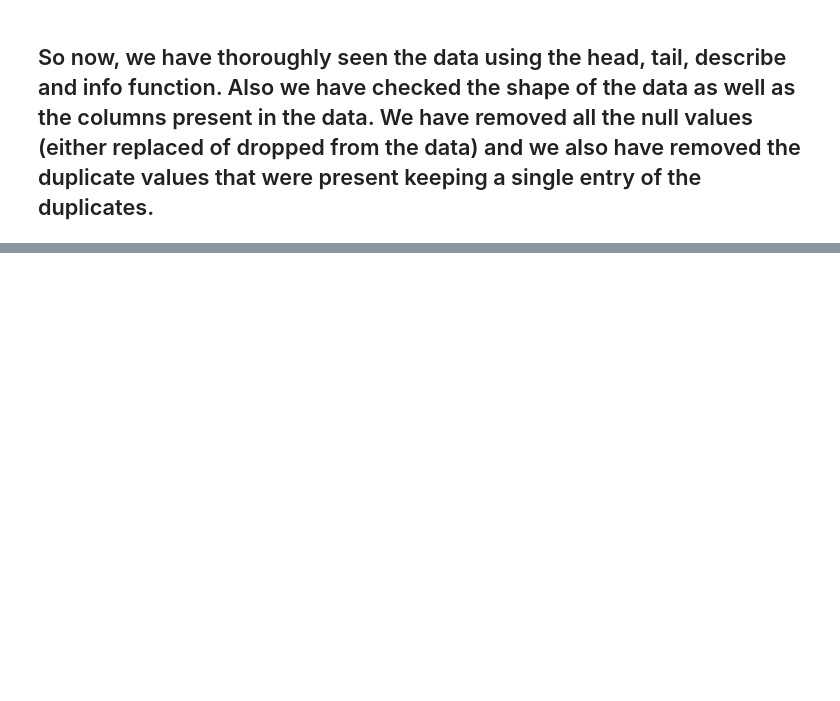
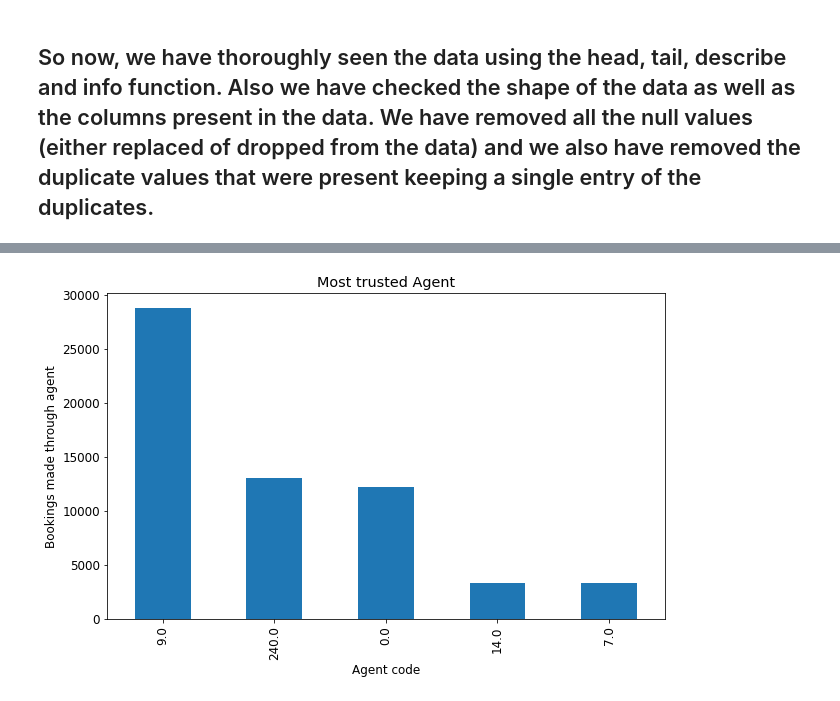
Before and after one commit to jatinsharma16/Capstone-Project-EDA, a Jupyter notebook: Hotel_Booking_Analysis_Capstone_Project.ipynb, the cells around one changed output, grey strips where cells are left out. Cells and saved outputs as stored; diff of their text form; code cells hidden in the pictures; blank space fills up the shorter version.

```diff
--- a/Hotel_Booking_Analysis_Capstone_Project.ipynb
+++ b/Hotel_Booking_Analysis_Capstone_Project.ipynb
@@ -191,0 +225,9 @@ df[df.duplicated()]
+# %%
+plt.figure(figsize=(10,6))
+plt.title('Most trusted Agent')
+df['agent'].value_counts().sort_values(ascending=False).head(5).plot(kind='bar')
+plt.xlabel('Agent code')
+plt.ylabel('Bookings made through agent')
+plt.show()
+# %% [output]
+[figure, added]
```
Also changed, not shown: parts of 10 cells of this notebook.
